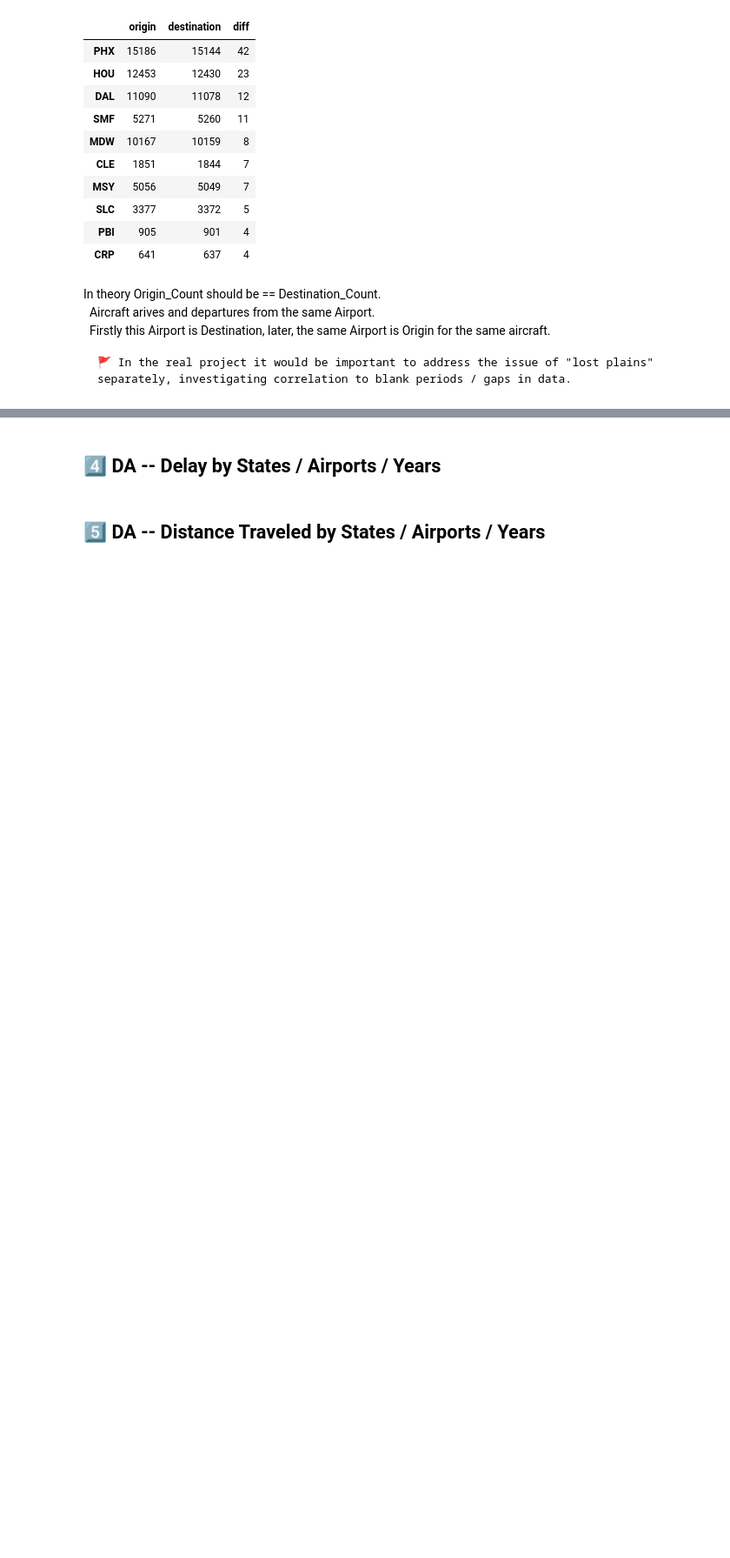
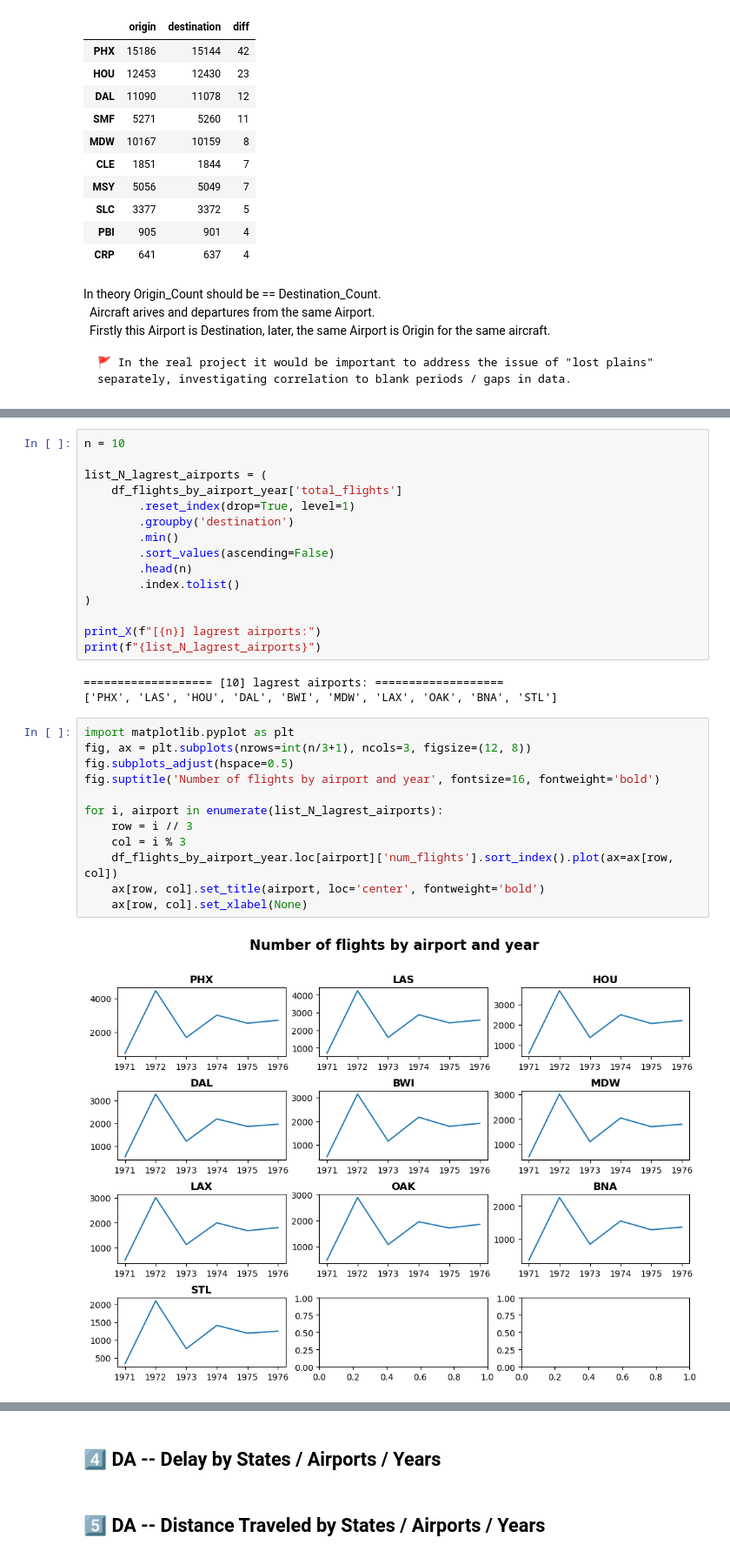
Before and after one commit to serg-razum-off/Altair, a Jupyter notebook: [PD] practice on V_Filghts.ipynb, the cells around one changed output, grey strips where cells are left out. Shown at 87% size. Drawn from its saved outputs; the diff is of its cells as text; blank space fills up the shorter version.

Commit message:
SR [2023-04-22]: Vega Flights Dataset Analysis: finished
>> done; explanations also added

```diff
--- a/[PD] practice on V_Filghts.ipynb
+++ b/[PD] practice on V_Filghts.ipynb
@@ -427,0 +442,32 @@ df_flights[:3]
+# %%
+n = 10
+
+list_N_lagrest_airports = (
+    df_flights_by_airport_year['total_flights']
+        .reset_index(drop=True, level=1)
+        .groupby('destination')
+        .min()
+        .sort_values(ascending=False)
+        .head(n)
+        .index.tolist()
+)
+
+print_X(f"[{n}] lagrest airports:")
+print(f"{list_N_lagrest_airports}")
+# %% [output]
+=================== [10] lagrest airports: ===================
+['PHX', 'LAS', 'HOU', 'DAL', 'BWI', 'MDW', 'LAX', 'OAK', 'BNA', 'STL']
+# %%
+import matplotlib.pyplot as plt
+fig, ax = plt.subplots(nrows=int(n/3+1), ncols=3, figsize=(12, 8))
+fig.subplots_adjust(hspace=0.5)
+fig.suptitle('Number of flights by airport and year', fontsize=16, fontweight='bold')
+
+for i, airport in enumerate(list_N_lagrest_airports):
+    row = i // 3
+    col = i % 3
+    df_flights_by_airport_year.loc[airport]['num_flights'].sort_index().plot(ax=ax[row, col])
+    ax[row, col].set_title(airport, loc='center', fontweight='bold')
+    ax[row, col].set_xlabel(None)
+# %% [output]
+[figure, added]
```
Also changed, not shown: parts of 12 cells of this notebook, 2 other files.
